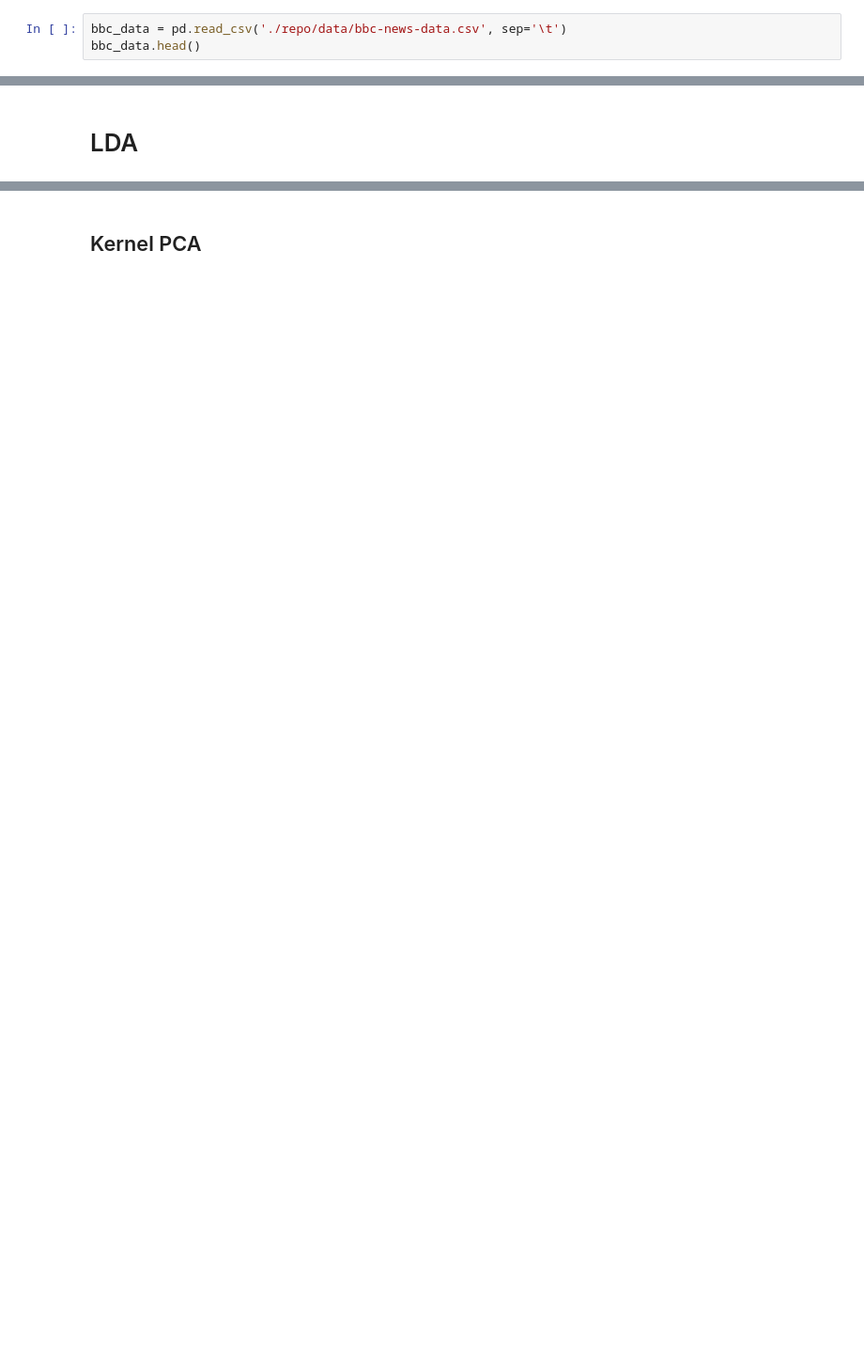
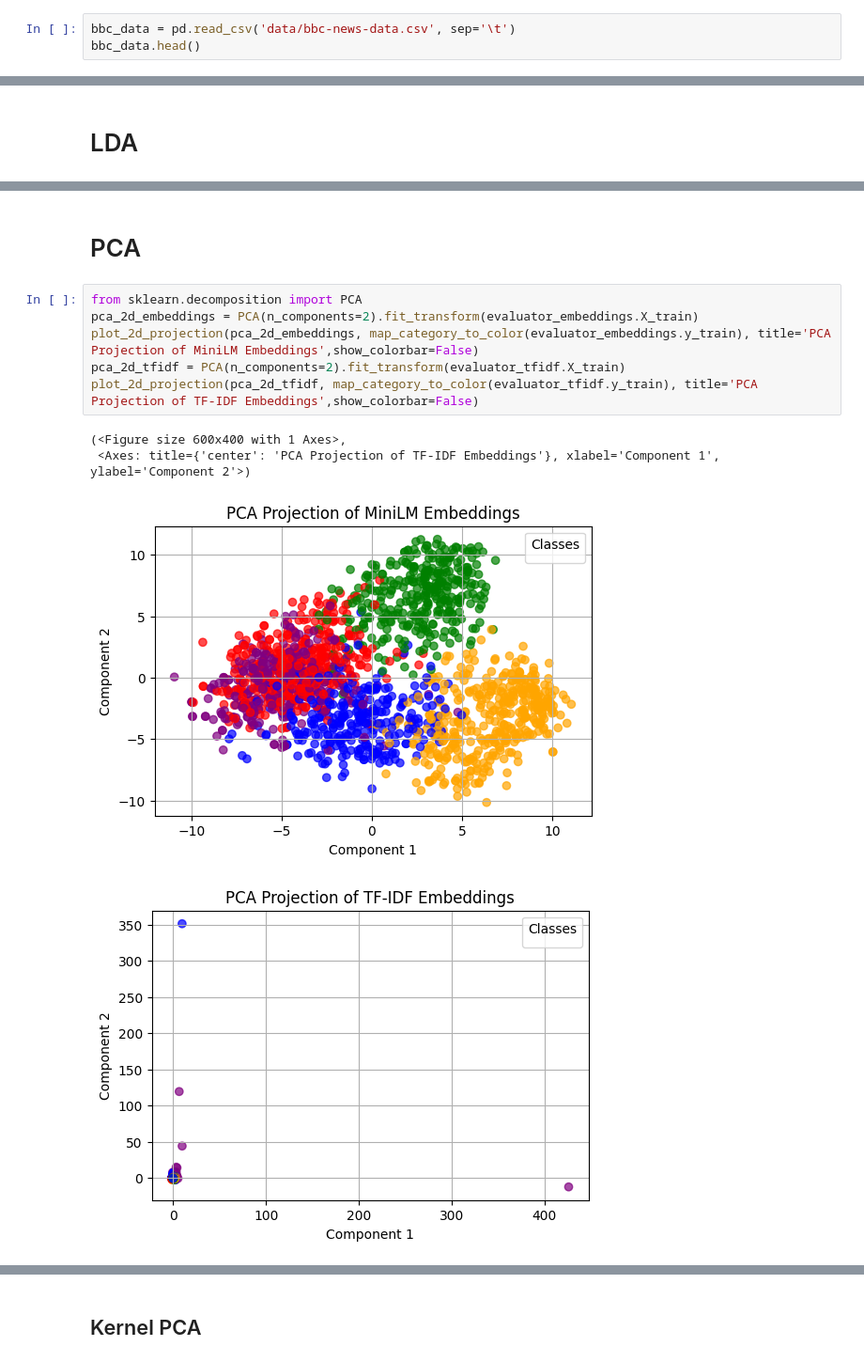
Before and after one commit to wiktorbag/Dimensionality-reduction-project, a Jupyter notebook: experiment3.ipynb, the cells around one changed output, grey strips where cells are left out. Shown at 94% size. Drawn from its saved outputs; the diff is of its cells as text; blank space fills up the shorter version.

```diff
--- a/experiment3.ipynb
+++ b/experiment3.ipynb
@@ -21,5 +25,5 @@ from utils.scores import Dataset
 # %% [markdown]
 ## Załadowanie danych
 # %%
-bbc_data = pd.read_csv('./repo/data/bbc-news-data.csv', sep='\t')
+bbc_data = pd.read_csv('data/bbc-news-data.csv', sep='\t')
 bbc_data.head()
@@ -187,0 +122,13 @@ print(f"Calinski-Harabasz dla PCA: {cal_har:.4f}")
+# %% [markdown]
+# PCA
+# %%
+from sklearn.decomposition import PCA
+pca_2d_embeddings = PCA(n_components=2).fit_transform(evaluator_embeddings.X_train)
+plot_2d_projection(pca_2d_embeddings, map_category_to_color(evaluator_embeddings.y_train), title='PCA Projection of MiniLM Embeddings',show_colorbar=False)
+pca_2d_tfidf = PCA(n_components=2).fit_transform(evaluator_tfidf.X_train)
+plot_2d_projection(pca_2d_tfidf, map_category_to_color(evaluator_tfidf.y_train), title='PCA Projection of TF-IDF Embeddings',show_colorbar=False)
+# %% [output]
+(<Figure size 600x400 with 1 Axes>,
+ <Axes: title={'center': 'PCA Projection of TF-IDF Embeddings'}, xlabel='Component 1', ylabel='Component 2'>)
+[figure, added]
+[figure, added]
```
Also changed, not shown: parts of 41 cells of this notebook, 6 other files.
